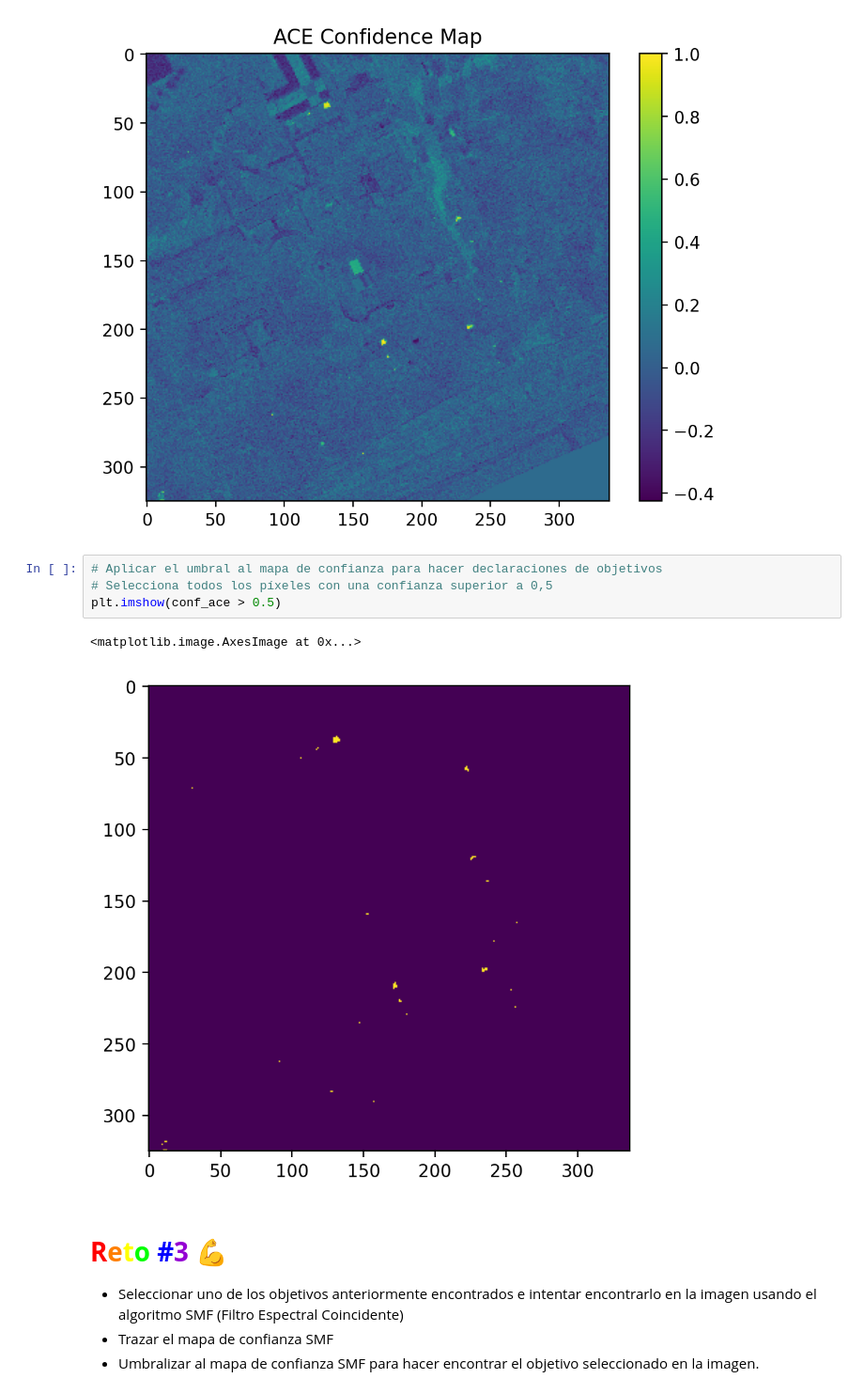
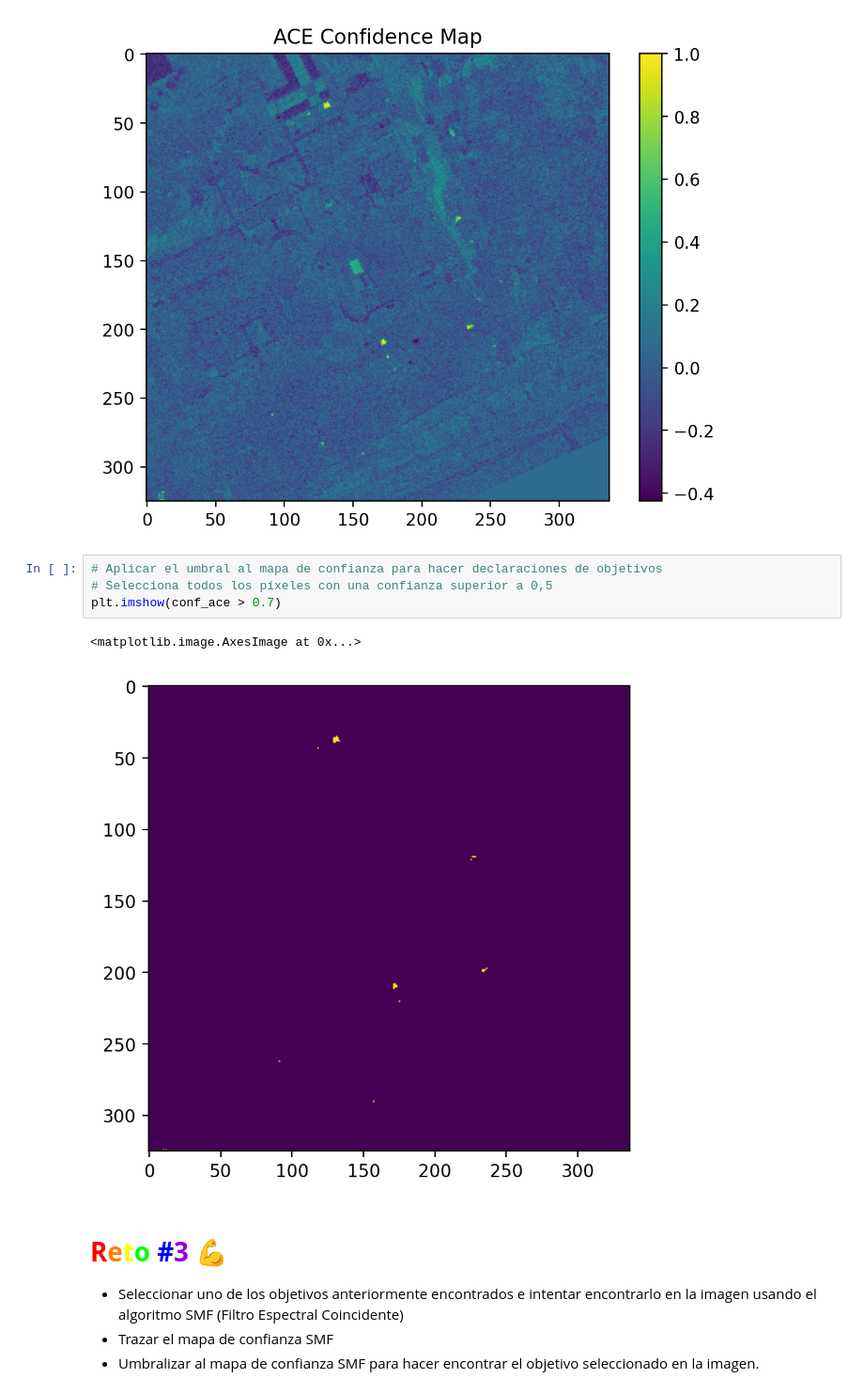
Before and after one commit to Claudio0311/Hands-on-Computer-Vision-old, a Jupyter notebook: sesiones/sesion4/Sesion4_2_TargetDetection.ipynb, the cells around one changed output. Shown at 94% size. Cells and saved outputs as stored; diff of their text form.

```diff
--- a/sesiones/sesion4/Sesion4_2_TargetDetection.ipynb
+++ b/sesiones/sesion4/Sesion4_2_TargetDetection.ipynb
@@ -141,10 +141,10 @@ Text(0.5, 1.0, 'ACE Confidence Map')
 # %%
 # Aplicar el umbral al mapa de confianza para hacer declaraciones de objetivos
 # Selecciona todos los píxeles con una confianza superior a 0,5
-plt.imshow(conf_ace > 0.5)
+plt.imshow(conf_ace > 0.7)
 # %% [output]
 <matplotlib.image.AxesImage at 0x...>
-[figure, old version]
+[figure, new version]
 # %% [markdown]
 # **<font color='#ECA702'>**<font color='#ECA702'>**<font color="#FF0000">R</font><font color="#FF7F00">e</font><font color="#FFFF00">t</font><font color="#00FF00">o</font><font color="#0000FF"> #</font><font color="#9400D3">3</font> 💪**</font>
 * Seleccionar uno de los objetivos anteriormente encontrados e intentar encontrarlo en la imagen usando el algoritmo SMF (Filtro Espectral Coincidente)
```
Also changed, not shown: parts of 1 cell of this notebook.
